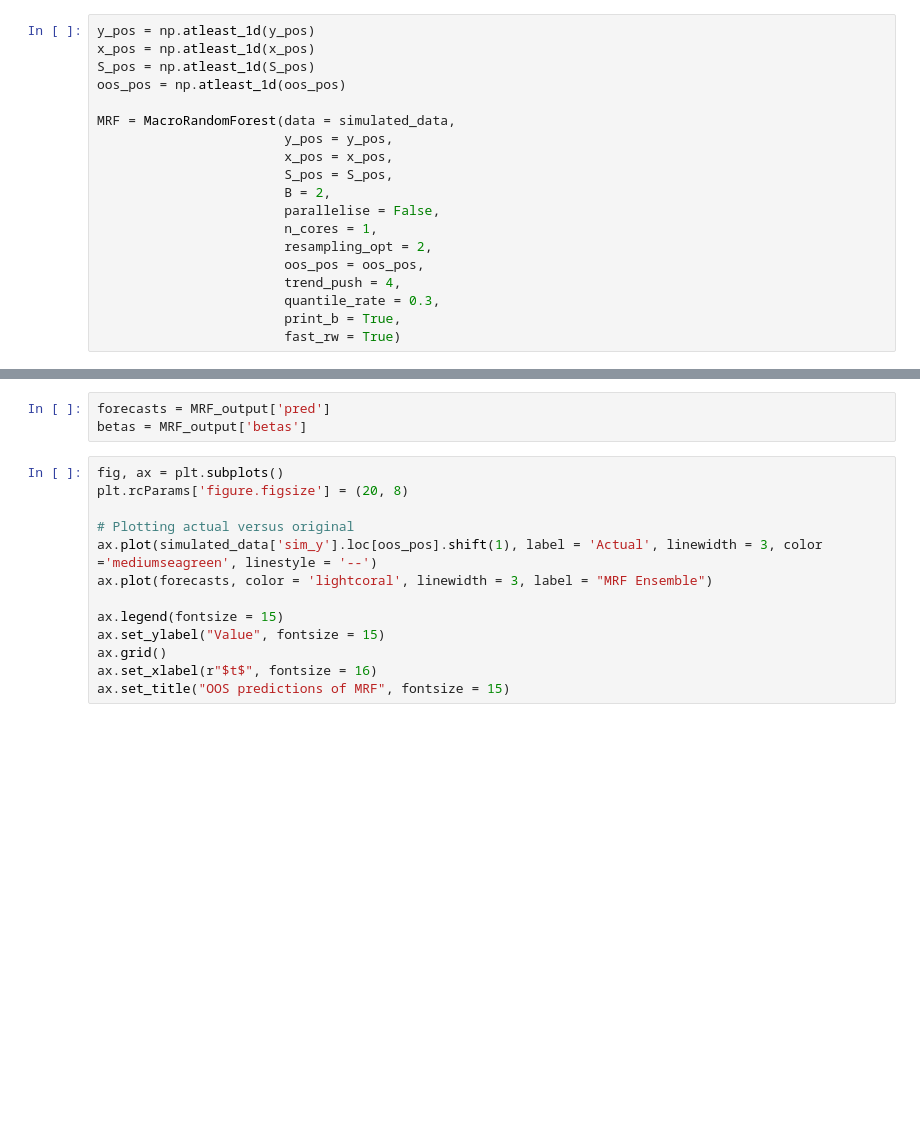
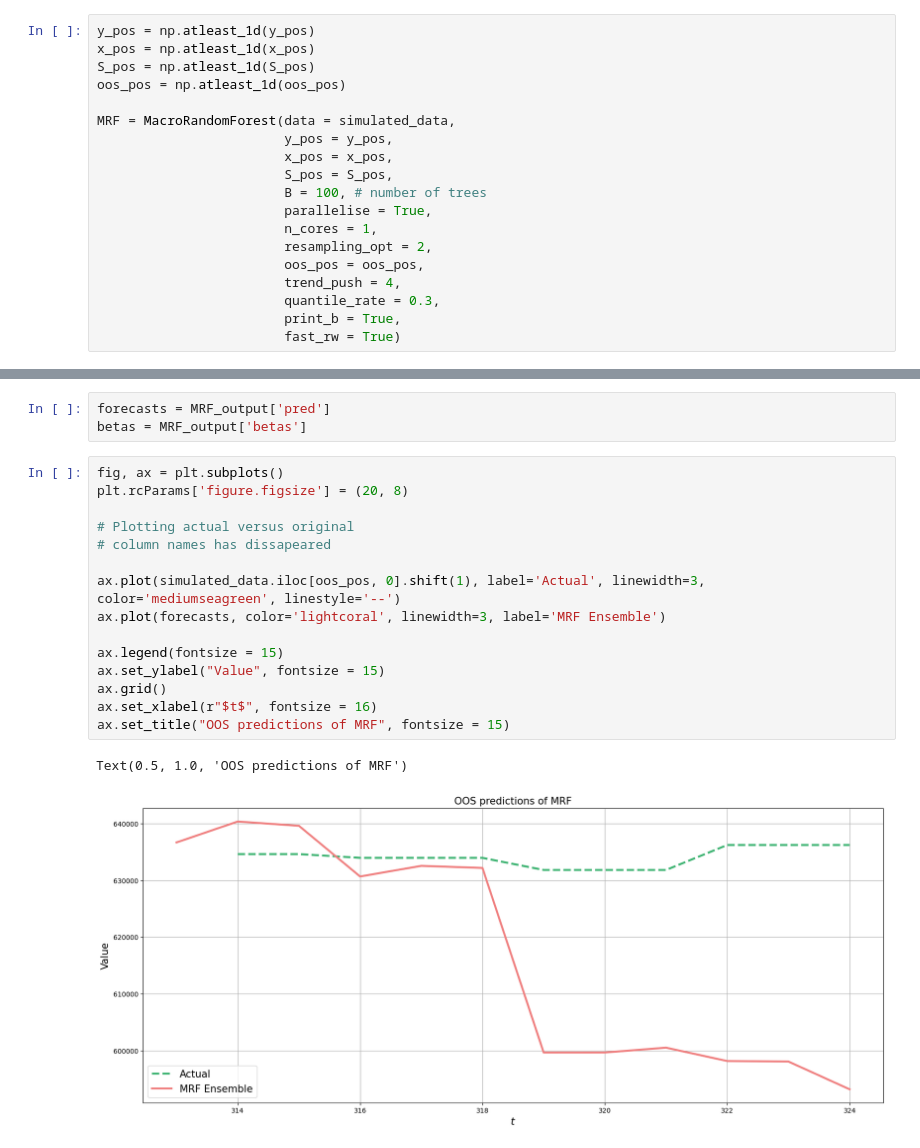
Before and after one commit to pgerbino/macroeconomic-random-forest, a Jupyter notebook: example.ipynb, the cells around one changed output, grey strips where cells are left out. Drawn from its saved outputs; the diff is of its cells as text; blank space fills up the shorter version.

Commit message:
more tree - increase B get sensible plots now

```diff
--- a/example.ipynb
+++ b/example.ipynb
@@ -80,8 +111,8 @@ MRF = MacroRandomForest(data = simulated_data,
                         y_pos = y_pos,
                         x_pos = x_pos,
                         S_pos = S_pos,
-                        B = 2,
-                        parallelise = False,
+                        B = 100, # number of trees
+                        parallelise = True,
                         n_cores = 1,
                         resampling_opt = 2,
                         oos_pos = oos_pos,
@@ -97,15 +140,20 @@ betas = MRF_output['betas']
 # %%
 fig, ax = plt.subplots()
 plt.rcParams['figure.figsize'] = (20, 8)
 
 # Plotting actual versus original
-ax.plot(simulated_data['sim_y'].loc[oos_pos].shift(1), label = 'Actual', linewidth = 3, color ='mediumseagreen', linestyle = '--')
-ax.plot(forecasts, color = 'lightcoral', linewidth = 3, label = "MRF Ensemble")
+# column names has dissapeared
+
+ax.plot(simulated_data.iloc[oos_pos, 0].shift(1), label='Actual', linewidth=3, color='mediumseagreen', linestyle='--')
+ax.plot(forecasts, color='lightcoral', linewidth=3, label='MRF Ensemble')
 
 ax.legend(fontsize = 15)
 ax.set_ylabel("Value", fontsize = 15)
 ax.grid()
 ax.set_xlabel(r"$t$", fontsize = 16)
 ax.set_title("OOS predictions of MRF", fontsize = 15)
+# %% [output]
+Text(0.5, 1.0, 'OOS predictions of MRF')
+[figure, added]
 # %%
 MRF.band_plots()
```
Also changed, not shown: parts of 6 cells of this notebook.
